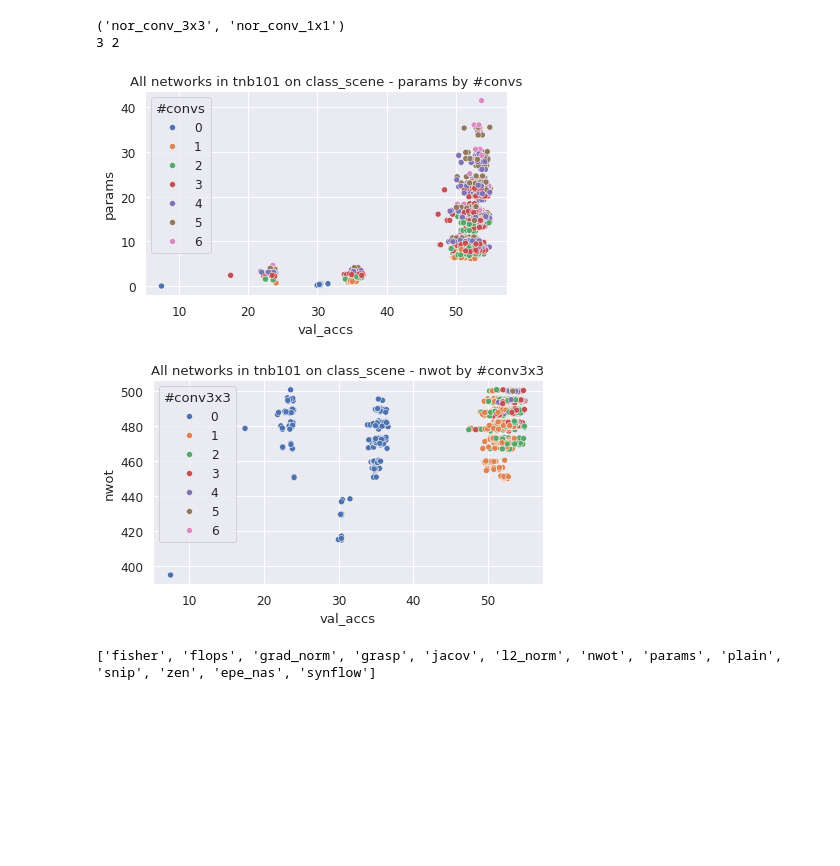
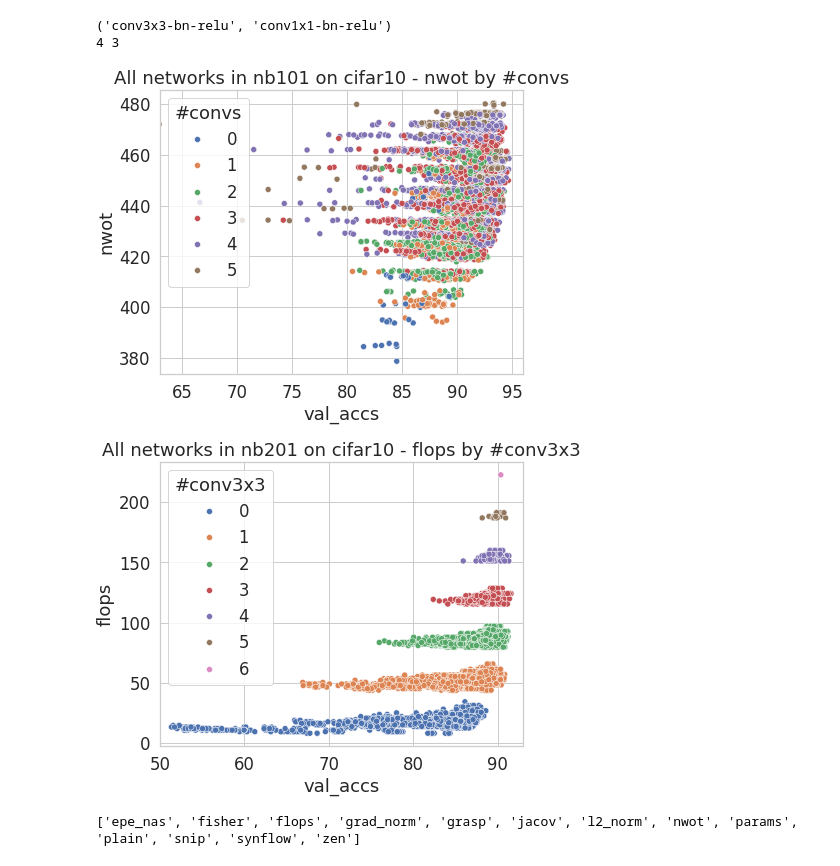
Before and after one commit to gabikadlecova/zc_combine, a Jupyter notebook: results/correlations_nb201.ipynb, the cells around one changed output. Saved outputs shown, nothing was run; the diff lists cells and outputs as text; code cells hidden in the pictures; blank space fills up the shorter version.

```diff
--- a/results/correlations_nb201.ipynb
+++ b/results/correlations_nb201.ipynb
@@ -3,7 +3,7 @@ import os.path
 
 import pandas as pd
 
-bench = 'tnb101'
+bench = 'nb101'
 suffix = '_full' if bench != 'nb101' and 'macro' not in bench else '_first'
 cfg = f'../zc_combine/configs/{bench}{suffix}.json'
 dataset = 'cifar10' if bench != 'tnb101' else 'class_scene'
@@ -36,8 +36,8 @@ print(names)
 print(id1, id2)
 data['#convs'] = data[f'op_count_{id1}'] + data[f'op_count_{id2}']
 # %% [output]
-('nor_conv_3x3', 'nor_conv_1x1')
-3 2
+('conv3x3-bn-relu', 'conv1x1-bn-relu')
+4 3
 # %%
 import matplotlib.pyplot as plt
 import seaborn as sns
@@ -50,35 +50,40 @@ if not os.path.exists('figs'):
 # %%
 n_palette = len(data['#convs'].unique())
 
-sns.set(font_scale=1.1)
-prox = 'params'
+plt.rcParams.update({'text.usetex': False, 'font.family': 'serif', 'text.latex.preamble': '\\usepackage{times} ', 'figure.figsize': (3.25, 2.0086104634371584), 'figure.constrained_layout.use': True, 'figure.autolayout': False, 'savefig.bbox': 'tight', 'savefig.pad_inches': 0.015, 'font.size': 10, 'axes.labelsize': 10, 'legend.fontsize': 6, 'xtick.labelsize': 8, 'ytick.labelsize': 8, 'axes.titlesize': 8, 'lines.markersize': 25})
+sns.set(font_scale=1.5)# palette=sns.color_palette()[::-1])
+sns.set_style('whitegrid')
 
-plt.figure()
+prox = 'nwot'
+
+plt.figure(figsize=(6,5))
 sns.scatterplot(data=data[data[prox] > 0], y=prox, x=y, hue=data['#convs'], palette=sns.color_palette()[:n_palette])
 
 if bench == 'nb201':
     plt.xlim(50, 93)
+    pass
 elif bench == 'nb101':
     plt.xlim(63, 96)
 elif bench == 'tnb101':
     #plt.xlim(10, 58)
     pass
 
 
 plt.title(f'All networks in {bench} on {dataset} - {prox} by #convs')
-plt.tight_layout()
-plt.savefig(f'figs/{bench}_{prox}_nconvs.png')
+#plt.tight_layout()
+plt.savefig(f'figs/{bench}_{dataset}_{prox}_nconvs_new.png')
 plt.show()
 # %% [output]
-[figure, old version]
+[figure, new version]
 # %%
-sns.set(font_scale=1.1)
+sns.set(font_scale=1.5)# palette=sns.color_palette()[::-1])
+sns.set_style('whitegrid')
 prox = 'flops'
 
 data['#conv3x3'] = data[f'op_count_{id1}']
 n_palette = len(data['#conv3x3'].unique())
 
-plt.figure(figsize=(6.5,4))
+plt.figure(figsize=(6, 5))
 sns.scatterplot(data=data[data[prox] > 0], y=prox, x=y, hue=data['#conv3x3'], palette=sns.color_palette()[:n_palette])
 
 if bench == 'nb201':
@@ -90,16 +95,16 @@ elif bench == 'tnb101':
     pass
 
 plt.title(f'All networks in {bench} on {dataset} - {prox} by #conv3x3')
-plt.tight_layout()
+#plt.tight_layout()
 plt.savefig(f'figs/{bench}_{prox}_n3x3.png')
 plt.show()
 # %% [output]
-[figure, old version]
+[figure, new version]
 # %%
 proxies = [c for c in data.columns if 'op_' not in c and '(' not in c and c not in ['net', '#convs', '#conv3x3']]
 print(proxies)
 # %% [output]
-['fisher', 'flops', 'grad_norm', 'grasp', 'jacov', 'l2_norm', 'nwot', 'params', 'plain', 'snip', 'zen', 'epe_nas', 'synflow']
+['epe_nas', 'fisher', 'flops', 'grad_norm', 'grasp', 'jacov', 'l2_norm', 'nwot', 'params', 'plain', 'snip', 'synflow', 'zen']
 # %%
 import scipy.stats
 import pandas as pd
```
Also changed, not shown: parts of 3 cells of this notebook, 4 other files.
